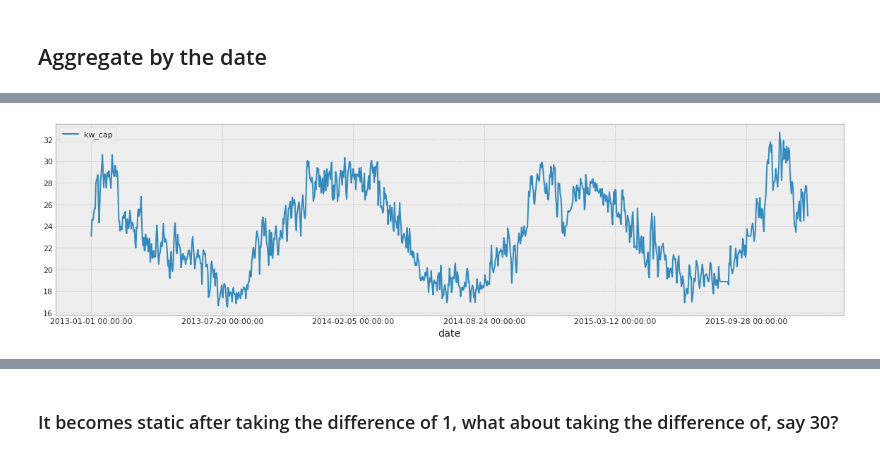
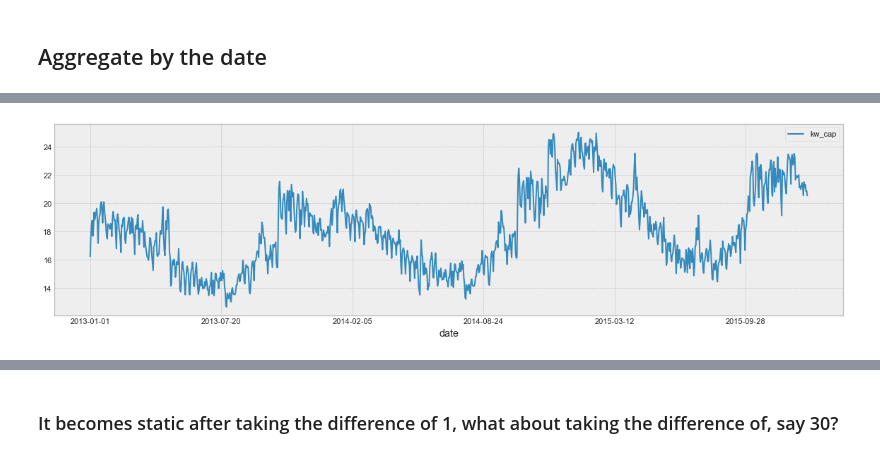
Before and after one commit to A-R-Yazdi/Remote-communities-, a Jupyter notebook: notebooks/Data_Preprocessing_LingJun_Colab.ipynb, the cells around one changed output, grey strips where cells are left out. Cells and saved outputs as stored; diff of their text form; code cells hidden in the pictures.

```diff
--- a/notebooks/Data_Preprocessing_LingJun_Colab.ipynb
+++ b/notebooks/Data_Preprocessing_LingJun_Colab.ipynb
@@ -427,5 +327,2 @@ for i in range(1,10):
 # %% [markdown]
 ## Replace outliers
-# %%
-Preprocessing.load_dframes(df_name='df', prop="_filled")
-Preprocessing.show_shape(df_name='df', prop="_filled")
@@ -494,8 +407,16 @@ See the caveats in the documentation: https://pandas.pydata.org/pandas-docs/stab
 # %% [markdown]
 __Sanity check__: I would think this should return all 0s, however, because the **mean, std** both change everytime we change a value in a series, after we replace the outliers with **mean**, the new series will have different __mean,st__, which might lead to none-0 results
 # %%
-for i in range(1,10):
-  anomaly_window = 24*365*3
-  leng = len(show_outliers(df=replace_outliers(df=locals()['df'+str(i)+"_filled_"], anomaly_window=anomaly_window), anomaly_window=anomaly_window))
-  print("number of outliers in df"+str(i)+"_filled_: "+str(leng))
+for i in range(1, 10):
+    anomaly_window = 24 * 365 * 3
+    leng = len(
+        Preprocessing.show_outliers(
+#
+            df=Preprocessing.replace_outliers(
+                df=locals()["df" + str(i) + "_filled"], anomaly_window=anomaly_window
+            ),
+            anomaly_window=anomaly_window,
+        )
+    )
+    print("number of outliers in df" + str(i) + "_filled: " + str(leng))
 # %% [output]
@@ -513,0 +445,6 @@ number of outliers in df9_filled_: 0
+# %%
+for i in range(1, 10):
+    dfName = "df" + str(i)
+    vars()["df" + str(i) + "_processed"] = pd.read_csv(
+        processed_data(dfName), index_col=0
+    )
@@ -513,0 +453,14 @@ number of outliers in df9_filled_: 0
+# %%
+for i in range(1, 10):
+    print(
+        "df"
+        + str(i)
+        + "_processed, number of outliers when anomaly_window is 3 yrs long: "
+        + str(
+            Preprocessing.show_outliers(
+                df=locals()["df" + str(i) + "_processed"]
+            ).shape[0]
+        )
+    )
+
+# show_outliers(df=df1, num_of_std=3)
@@ -635,8 +545,6 @@ data_aggregator(df=df2)
 # %%
-import statsmodels.api as sm
-
-data = data_aggregator(df=df4).set_index('date')
+data = data_aggregator(df=df3).set_index("date")
 data.plot(figsize=(20, 5))
 plt.show()
 # %% [output]
-[figure, old version]
+[figure, new version]
```
Also changed, not shown: parts of 55 cells of this notebook, 9 other files.
